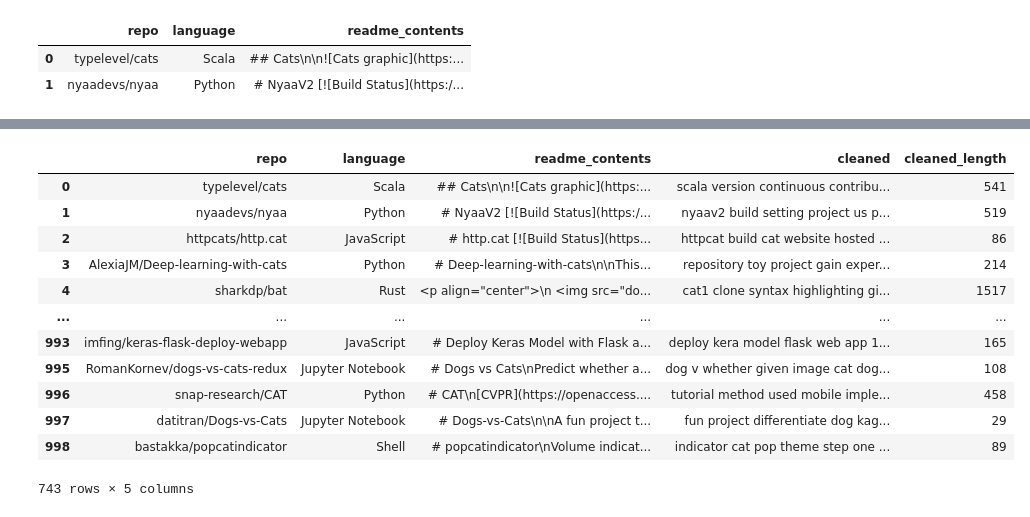
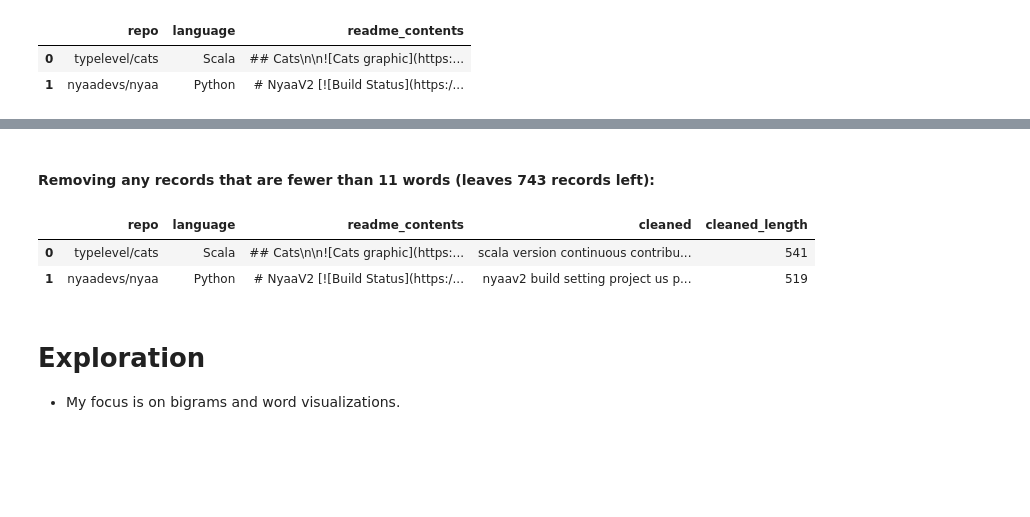
Before and after one commit to laskowski-maggard-miller/nlp_project, a Jupyter notebook: greg_scratchpad.ipynb, the cells around one changed output, grey strips where cells are left out. Drawn from its saved outputs; the diff is of its cells as text; code cells hidden in the pictures; blank space fills up the shorter version.

Commit message:
Removing test notebook. Completed a bit more exploration work.

```diff
--- a/greg_scratchpad.ipynb
+++ b/greg_scratchpad.ipynb
@@ -69,17 +67,12 @@ See the caveats in the documentation: https://pandas.pydata.org/pandas-docs/stab
+# %% [markdown]
+#### Removing any records that are fewer than 11 words (leaves 743 records left):
 # %%
 df_working = df_cleaned_no_nulls[df_cleaned_no_nulls.cleaned_length > 11]
-df_working
+df_working.head(2)
 # %% [output]
 |  | repo | language | readme_contents | cleaned | cleaned_length |
 | 0 | typelevel/cats | Scala | ## Cats\n\n![Cats graphic](https:... | scala version continuous contribu... | 541 |
 | 1 | nyaadevs/nyaa | Python | # NyaaV2 [![Build Status](https:/... | nyaav2 build setting project us p... | 519 |
-| 2 | httpcats/http.cat | JavaScript | # http.cat [![Build Status](https... | httpcat build cat website hosted ... | 86 |
-| 3 | AlexiaJM/Deep-learning-with-cats | Python | # Deep-learning-with-cats\n\nThis... | repository toy project gain exper... | 214 |
-| 4 | sharkdp/bat | Rust | <p align="center">\n <img src="do... | cat1 clone syntax highlighting gi... | 1517 |
-| ... | ... | ... | ... | ... | ... |
-| 993 | imfing/keras-flask-deploy-webapp | JavaScript | # Deploy Keras Model with Flask a... | deploy kera model flask web app 1... | 165 |
-| 995 | RomanKornev/dogs-vs-cats-redux | Jupyter Notebook | # Dogs vs Cats\nPredict whether a... | dog v whether given image cat dog... | 108 |
-| 996 | snap-research/CAT | Python | # CAT\n[CVPR](https://openaccess.... | tutorial method used mobile imple... | 458 |
-| 997 | datitran/Dogs-vs-Cats | Jupyter Notebook | # Dogs-vs-Cats\n\nA fun project t... | fun project differentiate dog kag... | 29 |
-| 998 | bastakka/popcatindicator | Shell | # popcatindicator\nVolume indicat... | indicator cat pop theme step one ... | 89 |
-743 rows × 5 columns
+# %% [markdown]
+# Exploration
+- My focus is on bigrams and word visualizations.
```
Also changed, not shown: parts of 22 cells of this notebook, 1 other file.
